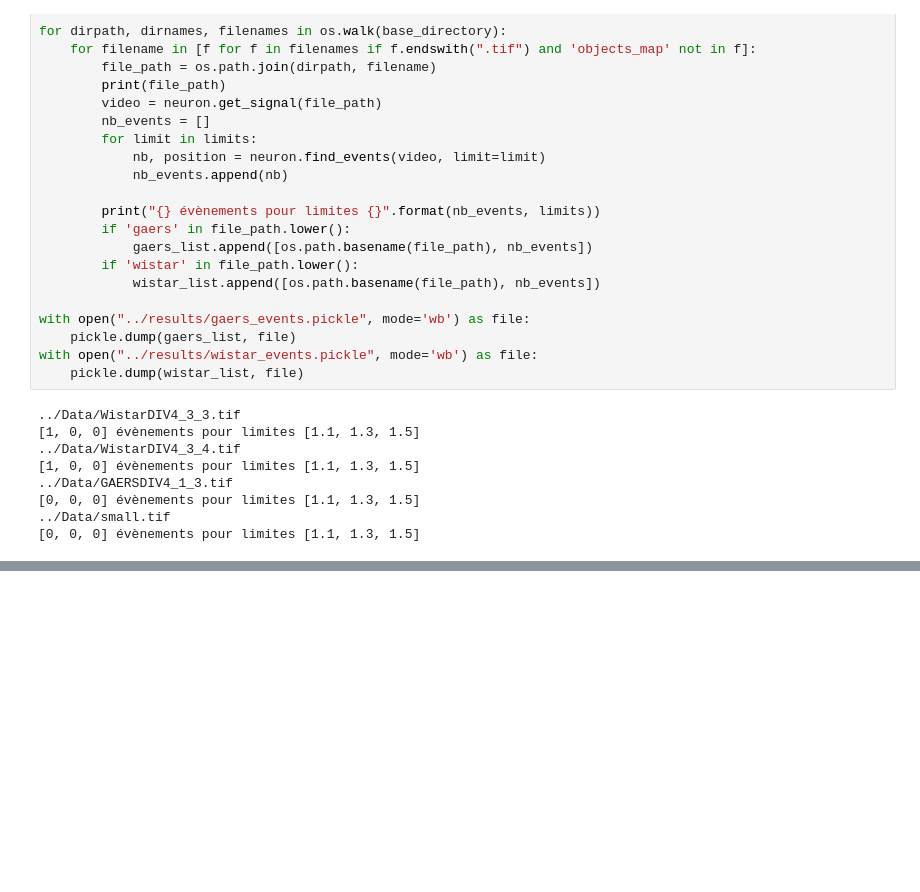
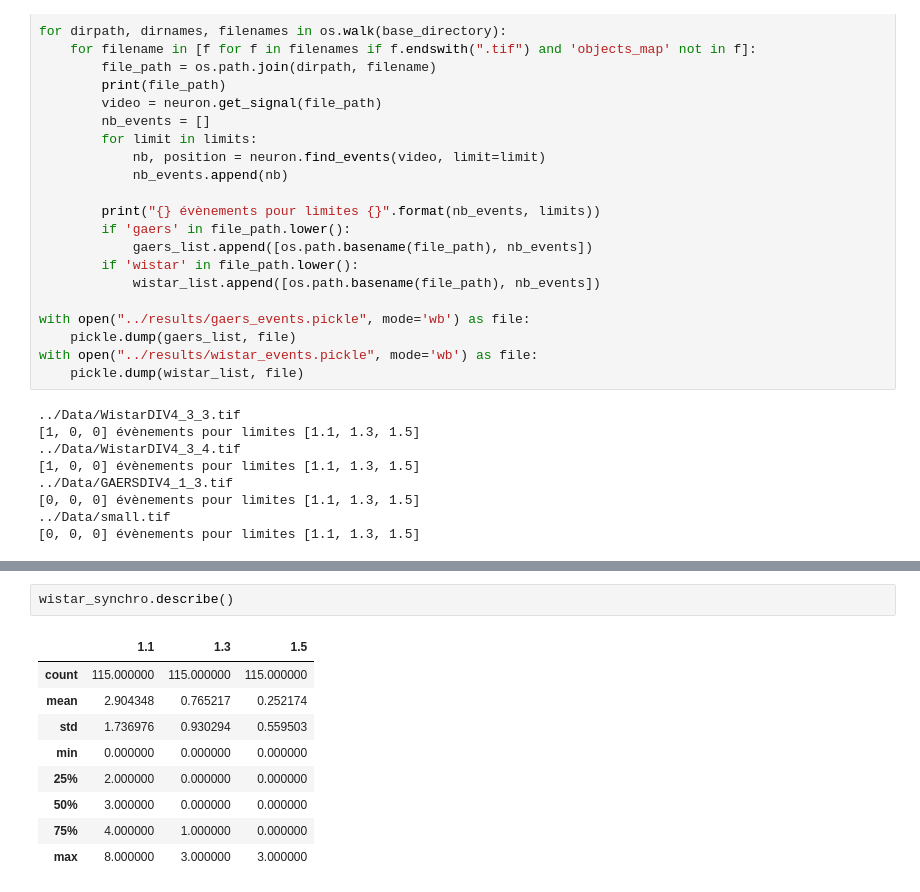
Before and after one commit to vuillaut/neuronDetector, a Jupyter notebook: scripts/analyse_csv.ipynb, the cells around one changed output, grey strips where cells are left out. Cells and saved outputs as stored; diff of their text form; blank space fills up the shorter version.

```diff
--- a/scripts/analyse_csv.ipynb
+++ b/scripts/analyse_csv.ipynb
@@ -188,0 +215,12 @@ pickle.load(open("../results/gaers_events.pickle", "rb"))
+# %%
+wistar_synchro.describe()
+# %% [output]
+|  | 1.1 | 1.3 | 1.5 |
+| count | 115.000000 | 115.000000 | 115.000000 |
+| mean | 2.904348 | 0.765217 | 0.252174 |
+| std | 1.736976 | 0.930294 | 0.559503 |
+| min | 0.000000 | 0.000000 | 0.000000 |
+| 25% | 2.000000 | 0.000000 | 0.000000 |
+| 50% | 3.000000 | 0.000000 | 0.000000 |
+| 75% | 4.000000 | 1.000000 | 0.000000 |
+| max | 8.000000 | 3.000000 | 3.000000 |
```
Also changed, not shown: parts of 4 cells of this notebook, 3 other files.
